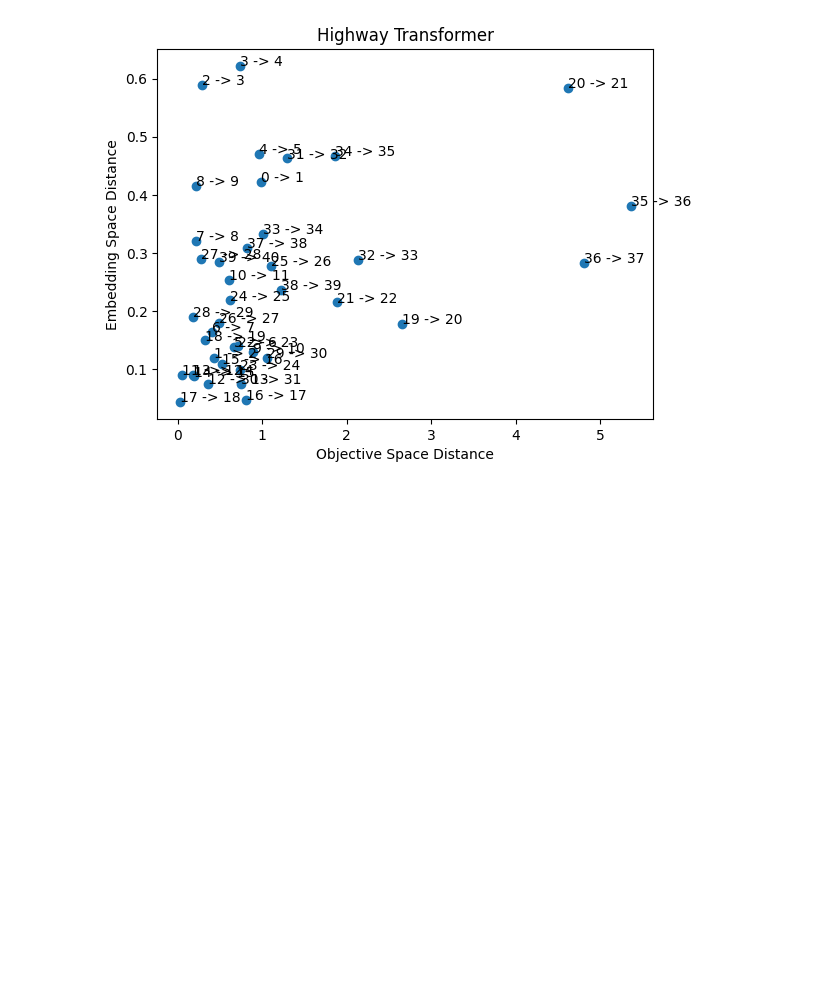
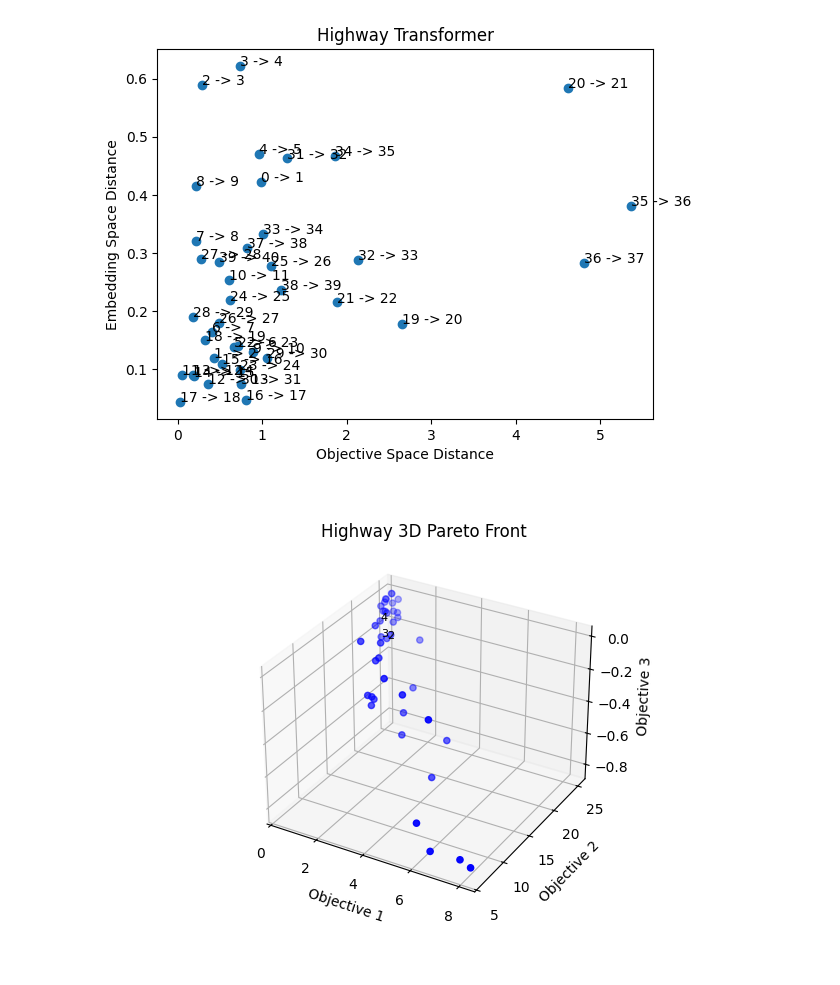
Before and after one commit to ffelten/Behavior-vs-Objective-Space, a Jupyter notebook: analysis_cheetah.ipynb, the cells around one changed output. Saved outputs shown, nothing was run; the diff lists cells and outputs as text; code cells hidden in the pictures; blank space fills up the shorter version.

```diff
--- a/analysis_cheetah.ipynb
+++ b/analysis_cheetah.ipynb
@@ -552,7 +557,7 @@ ax.set_ylabel("Objective 2")
 ax.set_zlabel("Objective 3")
 plt.title("Hopper 3D Pareto Front")
 for i, txt in enumerate(range(len(sorted_pf_hopper_3d))):
-    if i in {72, 73, 50, 51}:
+    if i in {72, 73}:
         ax.text(sorted_pf_hopper_3d[i, 0], sorted_pf_hopper_3d[i, 1], sorted_pf_hopper_3d[i, 2], f"{i}", fontsize=8, color="k")
 plt.show()
 # %% [output]
@@ -675,14 +680,16 @@ plt.show()
 # %%
 # Highway Pareto Front 3D  scatter plot
 %matplotlib widget
 fig = plt.figure()
 ax = fig.add_subplot(111, projection='3d')
 ax.scatter(sorted_pf_highway[:, 0], sorted_pf_highway[:, 1], sorted_pf_highway[:, 2], c="blue")
 ax.set_xlabel("Objective 1")
 ax.set_ylabel("Objective 2")
 ax.set_zlabel("Objective 3")
-plt.title("Hopper 3D Pareto Front")
-for i, txt in enumerate(range(len(sorted_pf_hopper_3d))):
-    if i in {72, 73, 50, 51}:
-        ax.text(sorted_pf_hopper_3d[i, 0], sorted_pf_hopper_3d[i, 1], sorted_pf_hopper_3d[i, 2], f"{i}", fontsize=8, color="k")
+plt.title("Highway 3D Pareto Front")
+for i, txt in enumerate(range(len(sorted_pf_highway))):
+    if i in {3, 4, 2}:
+        ax.text(sorted_pf_highway[i, 0], sorted_pf_highway[i, 1], sorted_pf_highway[i, 2], f"{i}", fontsize=8, color="k")
 plt.show()
+# %% [output]
+[figure, added]
```
Also changed, not shown: parts of 2 cells of this notebook.
